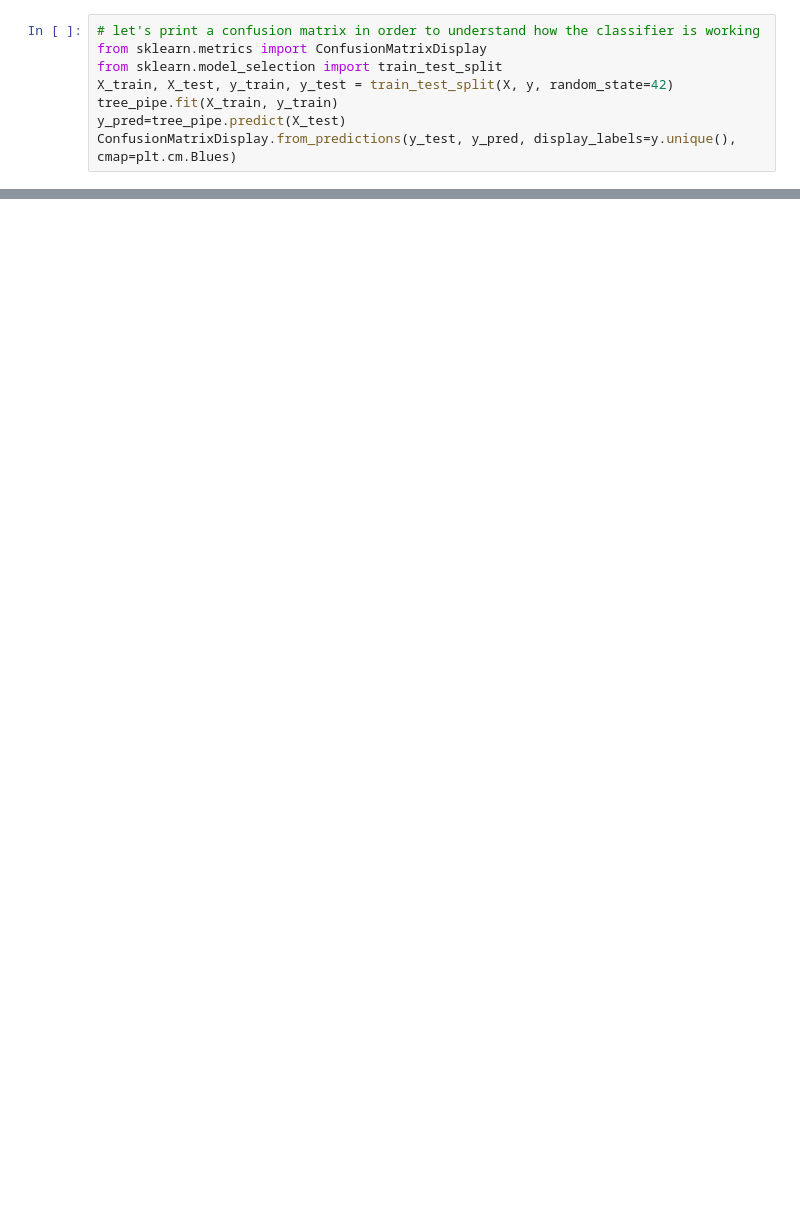
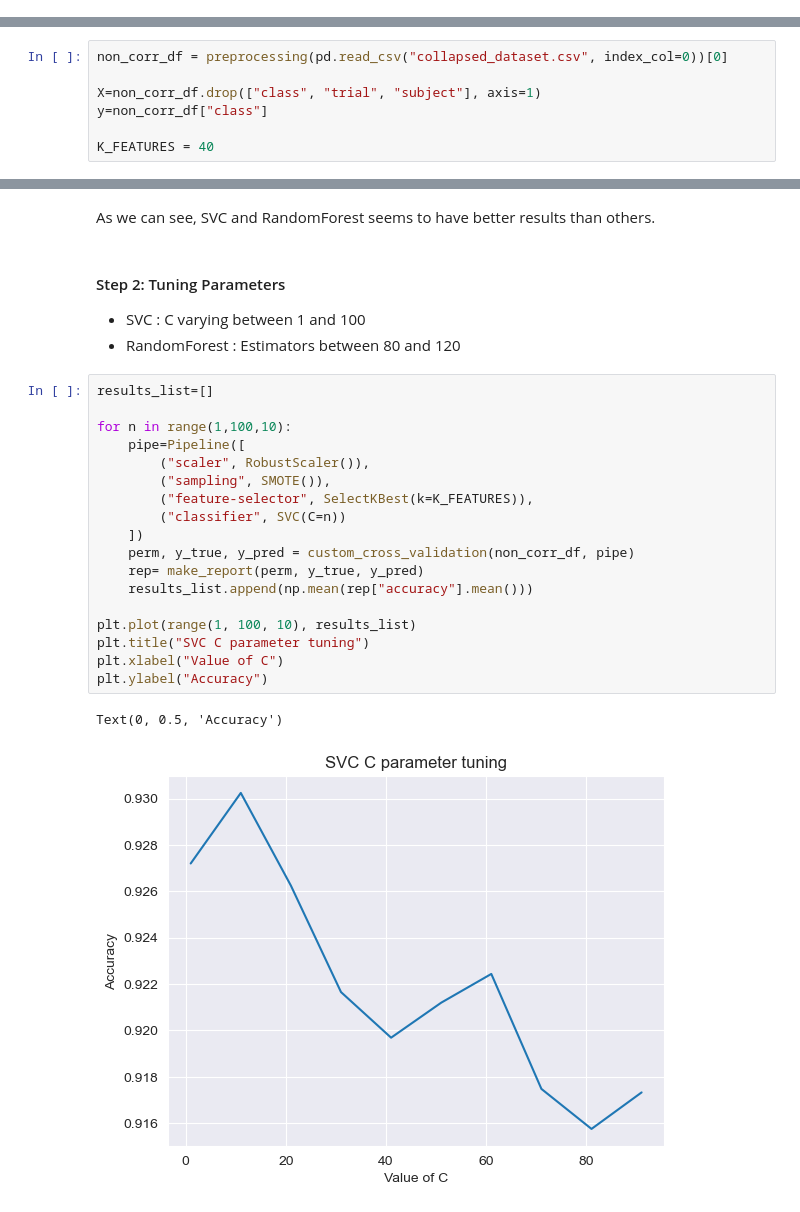
Before and after one commit to Sgazzirro/DataMiningFinale, a Jupyter notebook: LavorettiFinali/classifiers_comparison.ipynb, the cells around one changed output, grey strips where cells are left out. Cells and saved outputs as stored; diff of their text form; blank space fills up the shorter version.

```diff
--- a/LavorettiFinali/classifiers_comparison.ipynb
+++ b/LavorettiFinali/classifiers_comparison.ipynb
@@ -257,8 +0,0 @@ We see that decision tree is actually the best classifier out of all the six des
-# %%
-# let's print a confusion matrix in order to understand how the classifier is working
-from sklearn.metrics import ConfusionMatrixDisplay
-from sklearn.model_selection import train_test_split
-X_train, X_test, y_train, y_test = train_test_split(X, y, random_state=42)
-tree_pipe.fit(X_train, y_train)
-y_pred=tree_pipe.predict(X_test)
-ConfusionMatrixDisplay.from_predictions(y_test, y_pred, display_labels=y.unique(), cmap=plt.cm.Blues)
@@ -269,0 +12,7 @@ As we can see we obtain pretty good results. We don't need any further commentar
+# %%
+non_corr_df = preprocessing(pd.read_csv("collapsed_dataset.csv", index_col=0))[0]
+
+X=non_corr_df.drop(["class", "trial", "subject"], axis=1)
+y=non_corr_df["class"]
+
+K_FEATURES = 40
@@ -269,0 +260,27 @@ As we can see we obtain pretty good results. We don't need any further commentar
+# %% [markdown]
+As we can see, SVC and RandomForest seems to have better results than others.
+# %% [markdown]
+#### Step 2: Tuning Parameters
+- SVC : C varying between 1 and 100
+- RandomForest : Estimators between 80 and 120
+# %%
+results_list=[]
+
+for n in range(1,100,10):
+    pipe=Pipeline([
+        ("scaler", RobustScaler()),
+        ("sampling", SMOTE()),
+        ("feature-selector", SelectKBest(k=K_FEATURES)),
+        ("classifier", SVC(C=n))
+    ])
+    perm, y_true, y_pred = custom_cross_validation(non_corr_df, pipe)
+    rep= make_report(perm, y_true, y_pred)
+    results_list.append(np.mean(rep["accuracy"].mean()))
+
+plt.plot(range(1, 100, 10), results_list)
+plt.title("SVC C parameter tuning")
+plt.xlabel("Value of C")
+plt.ylabel("Accuracy")
+# %% [output]
+Text(0, 0.5, 'Accuracy')
+[figure, added]
```
Also changed, not shown: parts of 43 cells of this notebook, 4 other files.
